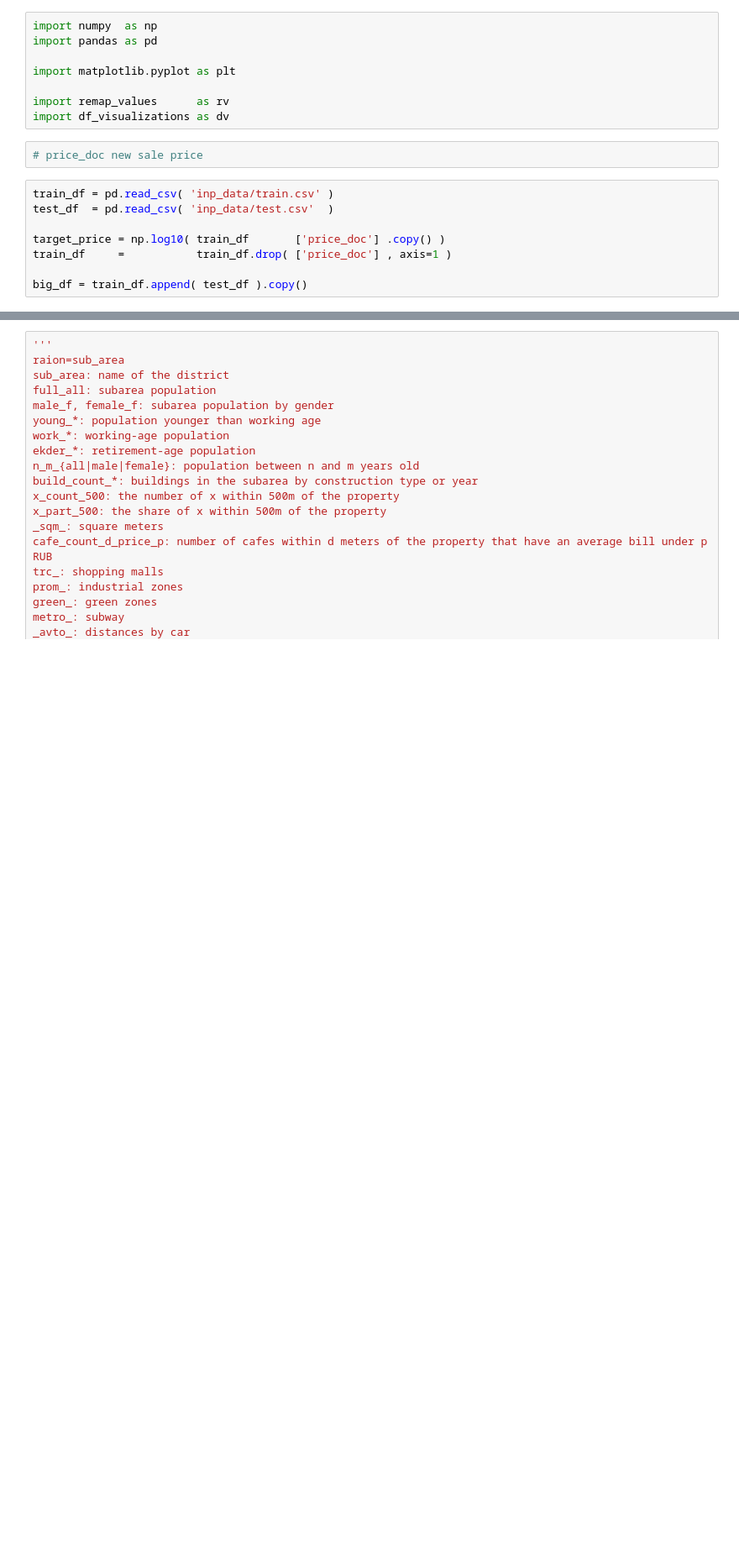
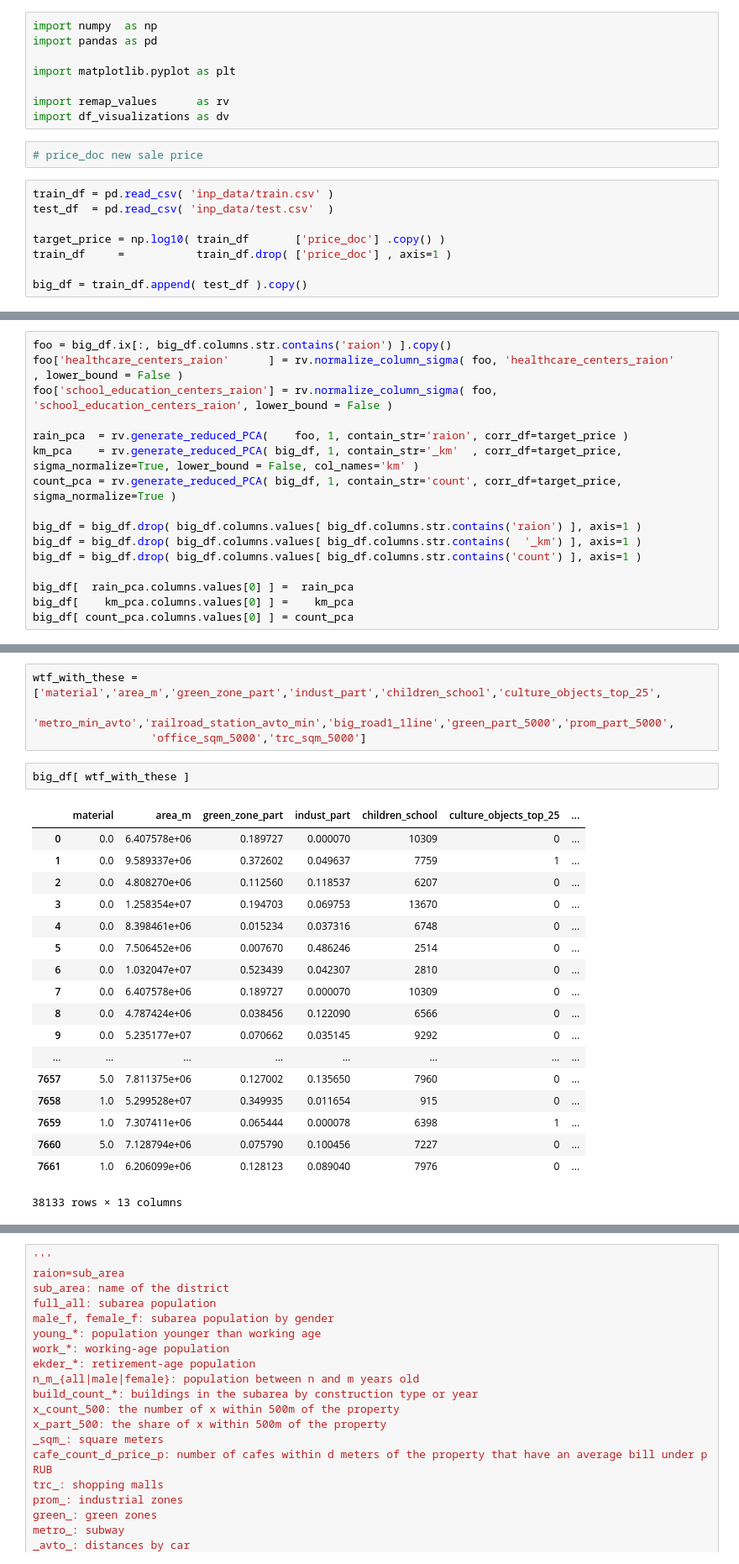
Before and after one commit to markertsean/russian_housing, a Jupyter notebook: visualize.ipynb, the cells around one changed output, grey strips where cells are left out. Shown at 84% size. Drawn from its saved outputs; the diff is of its cells as text; blank space fills up the shorter version.

Commit message:
Combined many columns into 3 by category, using PCA

```diff
--- a/visualize.ipynb
+++ b/visualize.ipynb
@@ -280,0 +211,16 @@ plt.show()
+# %%
+foo = big_df.ix[:, big_df.columns.str.contains('raion') ].copy()
+foo['healthcare_centers_raion'      ] = rv.normalize_column_sigma( foo, 'healthcare_centers_raion'      , lower_bound = False )
+foo['school_education_centers_raion'] = rv.normalize_column_sigma( foo, 'school_education_centers_raion', lower_bound = False )
+
+rain_pca  = rv.generate_reduced_PCA(    foo, 1, contain_str='raion', corr_df=target_price )
+km_pca    = rv.generate_reduced_PCA( big_df, 1, contain_str='_km'  , corr_df=target_price, sigma_normalize=True, lower_bound = False, col_names='km' )
+count_pca = rv.generate_reduced_PCA( big_df, 1, contain_str='count', corr_df=target_price, sigma_normalize=True )
+
+big_df = big_df.drop( big_df.columns.values[ big_df.columns.str.contains('raion') ], axis=1 )
+big_df = big_df.drop( big_df.columns.values[ big_df.columns.str.contains(  '_km') ], axis=1 )
+big_df = big_df.drop( big_df.columns.values[ big_df.columns.str.contains('count') ], axis=1 )
+
+big_df[  rain_pca.columns.values[0] ] =  rain_pca
+big_df[    km_pca.columns.values[0] ] =    km_pca
+big_df[ count_pca.columns.values[0] ] = count_pca
@@ -281,3 +238,28 @@ plt.show()
+# %%
+wtf_with_these = ['material','area_m','green_zone_part','indust_part','children_school','culture_objects_top_25',
+                  'metro_min_avto','railroad_station_avto_min','big_road1_1line','green_part_5000','prom_part_5000',
+                  'office_sqm_5000','trc_sqm_5000']
+# %%
+big_df[ wtf_with_these ]
+# %% [output]
+|  | material | area_m | green_zone_part | indust_part | children_school | culture_objects_top_25 | ... |
+| 0 | 0.0 | 6.407578e+06 | 0.189727 | 0.000070 | 10309 | 0 | ... |
+| 1 | 0.0 | 9.589337e+06 | 0.372602 | 0.049637 | 7759 | 1 | ... |
+| 2 | 0.0 | 4.808270e+06 | 0.112560 | 0.118537 | 6207 | 0 | ... |
+| 3 | 0.0 | 1.258354e+07 | 0.194703 | 0.069753 | 13670 | 0 | ... |
+| 4 | 0.0 | 8.398461e+06 | 0.015234 | 0.037316 | 6748 | 0 | ... |
+| 5 | 0.0 | 7.506452e+06 | 0.007670 | 0.486246 | 2514 | 0 | ... |
+| 6 | 0.0 | 1.032047e+07 | 0.523439 | 0.042307 | 2810 | 0 | ... |
+| 7 | 0.0 | 6.407578e+06 | 0.189727 | 0.000070 | 10309 | 0 | ... |
+| 8 | 0.0 | 4.787424e+06 | 0.038456 | 0.122090 | 6566 | 0 | ... |
+| 9 | 0.0 | 5.235177e+07 | 0.070662 | 0.035145 | 9292 | 0 | ... |
+| ... | ... | ... | ... | ... | ... | ... | ... |
+| 7657 | 5.0 | 7.811375e+06 | 0.127002 | 0.135650 | 7960 | 0 | ... |
+| 7658 | 1.0 | 5.299528e+07 | 0.349935 | 0.011654 | 915 | 0 | ... |
+| 7659 | 1.0 | 7.307411e+06 | 0.065444 | 0.000078 | 6398 | 1 | ... |
+| 7660 | 5.0 | 7.128794e+06 | 0.075790 | 0.100456 | 7227 | 0 | ... |
+| 7661 | 1.0 | 6.206099e+06 | 0.128123 | 0.089040 | 7976 | 0 | ... |
+38133 rows × 13 columns
 # %%
 '''
 timestamp: date of transaction
```
Also changed, not shown: parts of 21 cells of this notebook, 2 other files.
